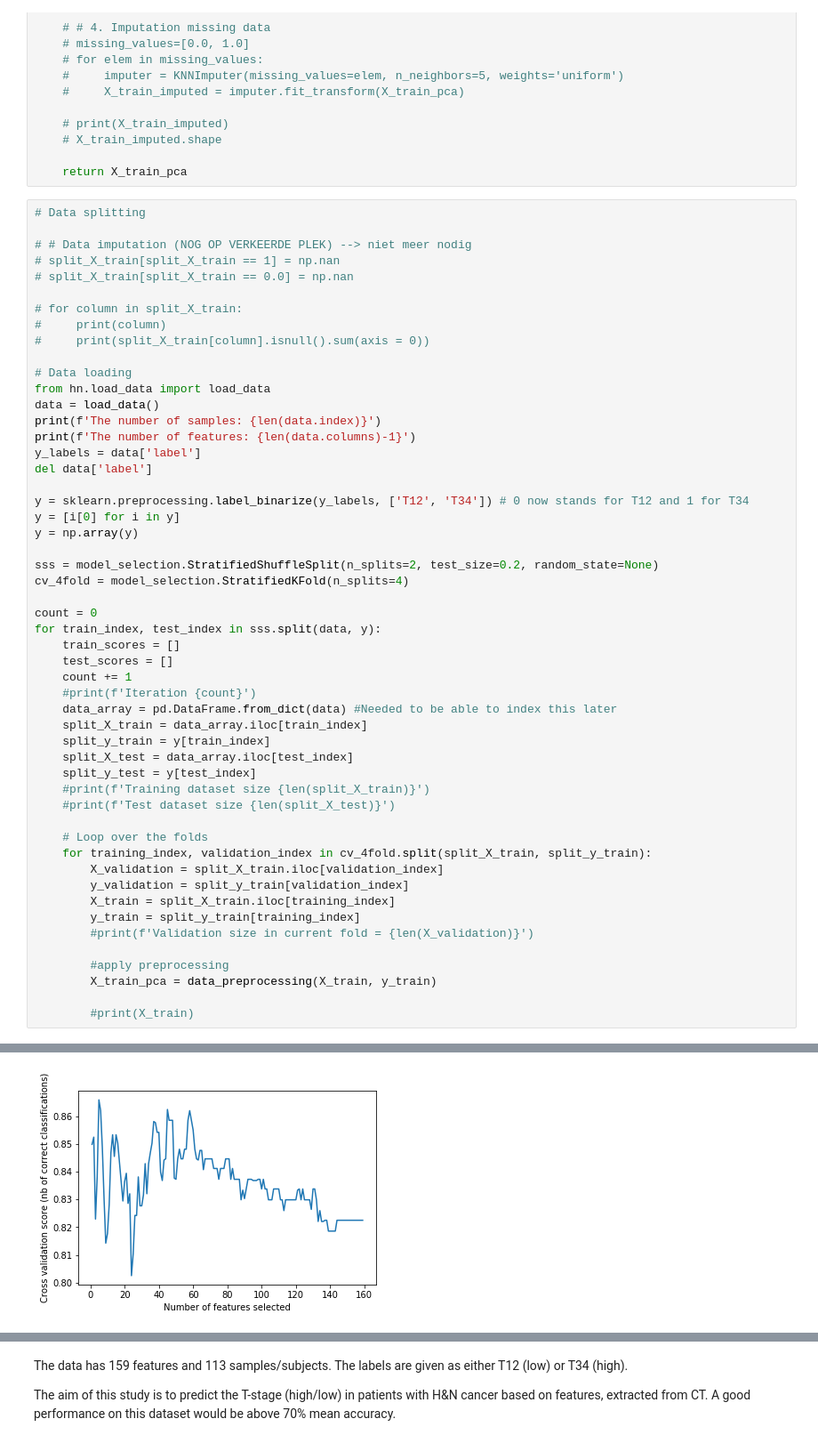
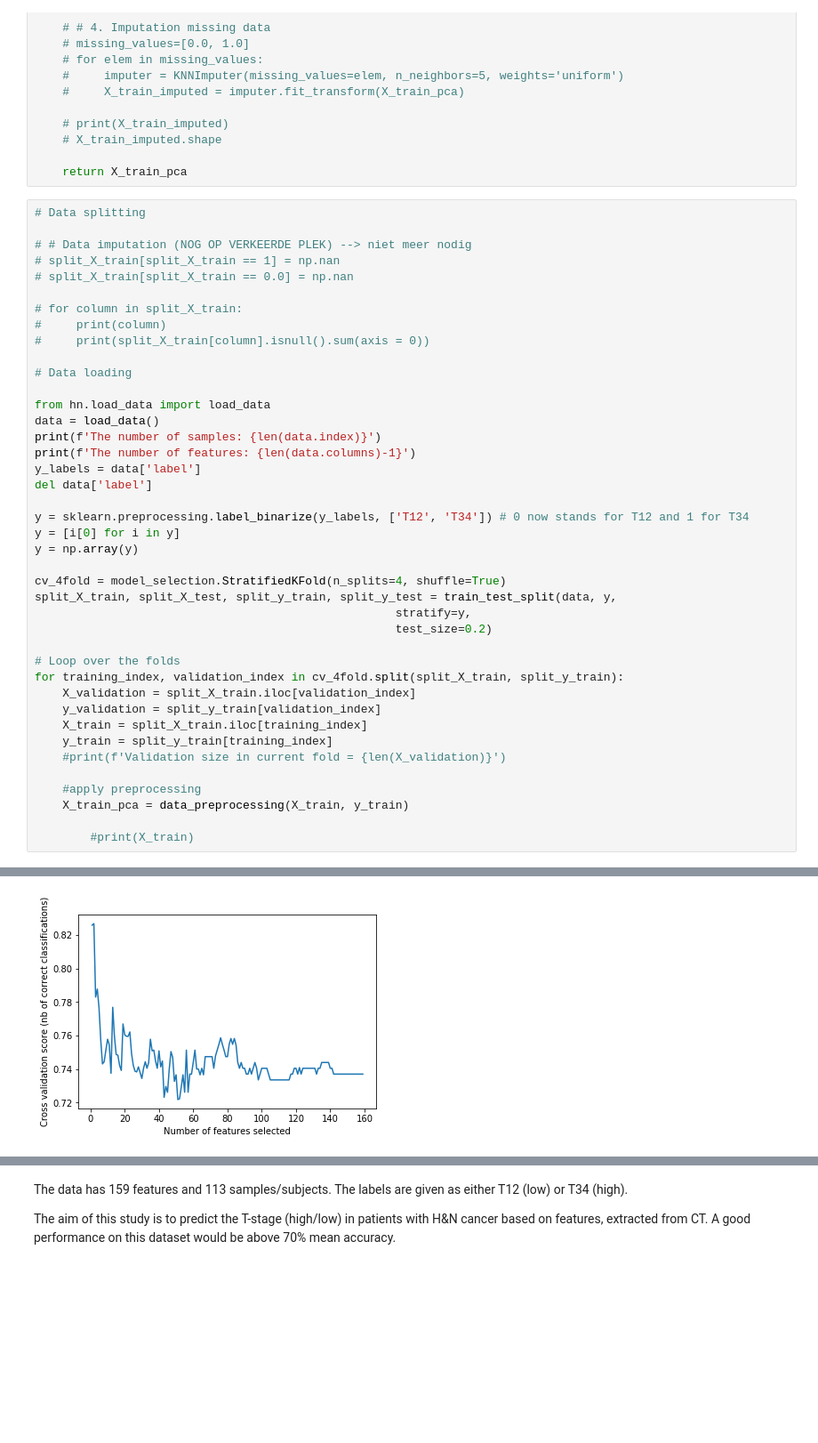
Before and after one commit to puckgroen/TM10007_PROJECT, a Jupyter notebook: assignment.ipynb, the cells around one changed output, grey strips where cells are left out. Shown: that part at 89% size. Saved outputs shown, nothing was run; the diff lists cells and outputs as text; blank space fills up the shorter version.

Commit message:
changing data splitting

```diff
--- a/assignment.ipynb
+++ b/assignment.ipynb
@@ -108,6 +109,7 @@ def data_preprocessing(X_train, y_train):
 #     print(split_X_train[column].isnull().sum(axis = 0))
 
 # Data loading
+
 from hn.load_data import load_data
 data = load_data()
 print(f'The number of samples: {len(data.index)}')
@@ -119,33 +121,21 @@ y = sklearn.preprocessing.label_binarize(y_labels, ['T12', 'T34']) # 0 now stand
 y = [i[0] for i in y]
 y = np.array(y)
 
-sss = model_selection.StratifiedShuffleSplit(n_splits=2, test_size=0.2, random_state=None)
-cv_4fold = model_selection.StratifiedKFold(n_splits=4)
+cv_4fold = model_selection.StratifiedKFold(n_splits=4, shuffle=True)
+split_X_train, split_X_test, split_y_train, split_y_test = train_test_split(data, y,
+                                                    stratify=y,
+                                                    test_size=0.2)
 
-count = 0
-for train_index, test_index in sss.split(data, y):
-    train_scores = []
-    test_scores = []
-    count += 1
-    #print(f'Iteration {count}')
-    data_array = pd.DataFrame.from_dict(data) #Needed to be able to index this later
-    split_X_train = data_array.iloc[train_index]
-    split_y_train = y[train_index]
-    split_X_test = data_array.iloc[test_index]
-    split_y_test = y[test_index]
-    #print(f'Training dataset size {len(split_X_train)}')
-    #print(f'Test dataset size {len(split_X_test)}')
+# Loop over the folds
+for training_index, validation_index in cv_4fold.split(split_X_train, split_y_train):
+    X_validation = split_X_train.iloc[validation_index]
+    y_validation = split_y_train[validation_index]
+    X_train = split_X_train.iloc[training_index]
+    y_train = split_y_train[training_index]
+    #print(f'Validation size in current fold = {len(X_validation)}')
 
-    # Loop over the folds
-    for training_index, validation_index in cv_4fold.split(split_X_train, split_y_train):
-        X_validation = split_X_train.iloc[validation_index]
-        y_validation = split_y_train[validation_index]
-        X_train = split_X_train.iloc[training_index]
-        y_train = split_y_train[training_index]
-        #print(f'Validation size in current fold = {len(X_validation)}')
-
-        #apply preprocessing
-        X_train_pca = data_preprocessing(X_train, y_train)
+    #apply preprocessing
+    X_train_pca = data_preprocessing(X_train, y_train)
 
         #print(X_train)
 # %% [output]
@@ -156 +146 @@ Optimal number of features : 2
-[figure, old version]
+[figure, new version]
```
Also changed, not shown: parts of 2 cells of this notebook, 1 other file.
